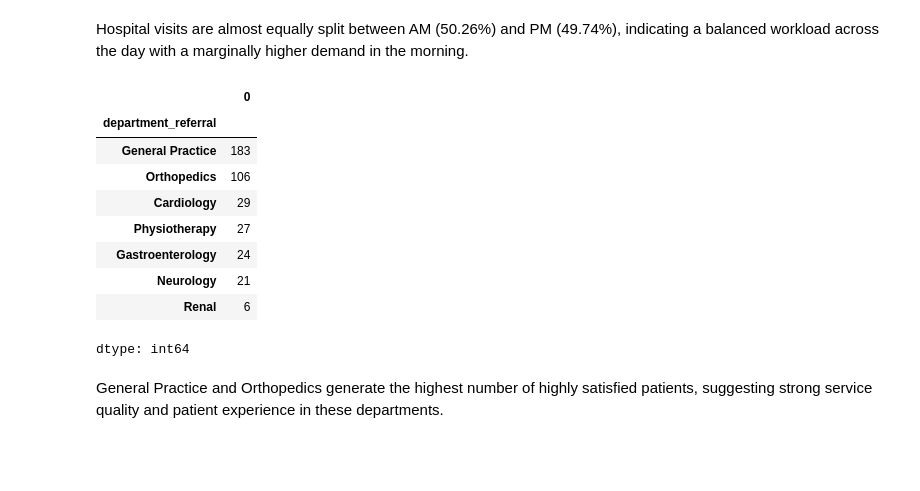
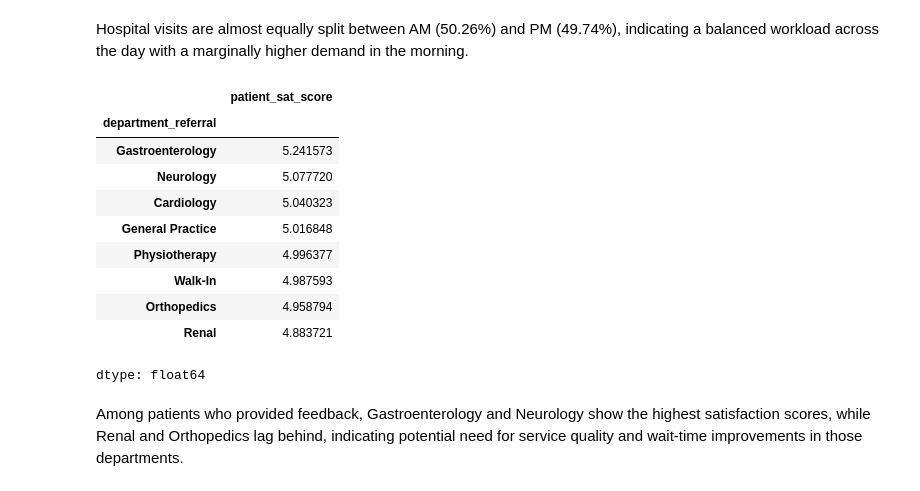
Before and after one commit to Snehalk275/Healthcare-Data-Analysis-using-PowerBI, a Jupyter notebook: Python_Analysis/healthcare_analysis.ipynb, the cells around one changed output. Saved outputs shown, nothing was run; the diff lists cells and outputs as text; code cells hidden in the pictures; blank space fills up the shorter version.

```diff
--- a/Python_Analysis/healthcare_analysis.ipynb
+++ b/Python_Analysis/healthcare_analysis.ipynb
@@ -12,0 +17,3 @@ df.head()
+# %%
+median_score = df["patient_sat_score"].median()
+df["patient_sat_score"] = df["patient_sat_score"].fillna(median_score)
@@ -12,0 +26,2 @@ df.head()
+# %%
+df["department_referral"] = df["department_referral"].fillna("Walk-In")
@@ -100,17 +130,21 @@ dtype: float64
 Hospital visits are almost equally split between AM (50.26%) and PM (49.74%), indicating a balanced workload across the day with a marginally higher demand in the morning.
 # %%
 #Which departments attract the most satisfied patients?
-df[df["patient_sat_score"] >= 7].groupby("department_referral").size().sort_values(ascending=False)
+df.dropna(subset=["patient_sat_score"]) \
+  .groupby("department_referral")["patient_sat_score"] \
+  .mean() \
+  .sort_values(ascending=False)
 # %% [output]
-|  | 0 |
+|  | patient_sat_score |
 | department_referral |  |
-| General Practice | 183 |
-| Orthopedics | 106 |
-| Cardiology | 29 |
-| Physiotherapy | 27 |
-| Gastroenterology | 24 |
-| Neurology | 21 |
-| Renal | 6 |
+| Gastroenterology | 5.241573 |
+| Neurology | 5.077720 |
+| Cardiology | 5.040323 |
+| General Practice | 5.016848 |
+| Physiotherapy | 4.996377 |
+| Walk-In | 4.987593 |
+| Orthopedics | 4.958794 |
+| Renal | 4.883721 |
-dtype: int64
+dtype: float64
-# %% [markdown]
-General Practice and Orthopedics generate the highest number of highly satisfied patients, suggesting strong service quality and patient experience in these departments.
+# %% [markdown]
+Among patients who provided feedback, Gastroenterology and Neurology show the highest satisfaction scores, while Renal and Orthopedics lag behind, indicating potential need for service quality and wait-time improvements in those departments.
```
Also changed, not shown: parts of 9 cells of this notebook.
